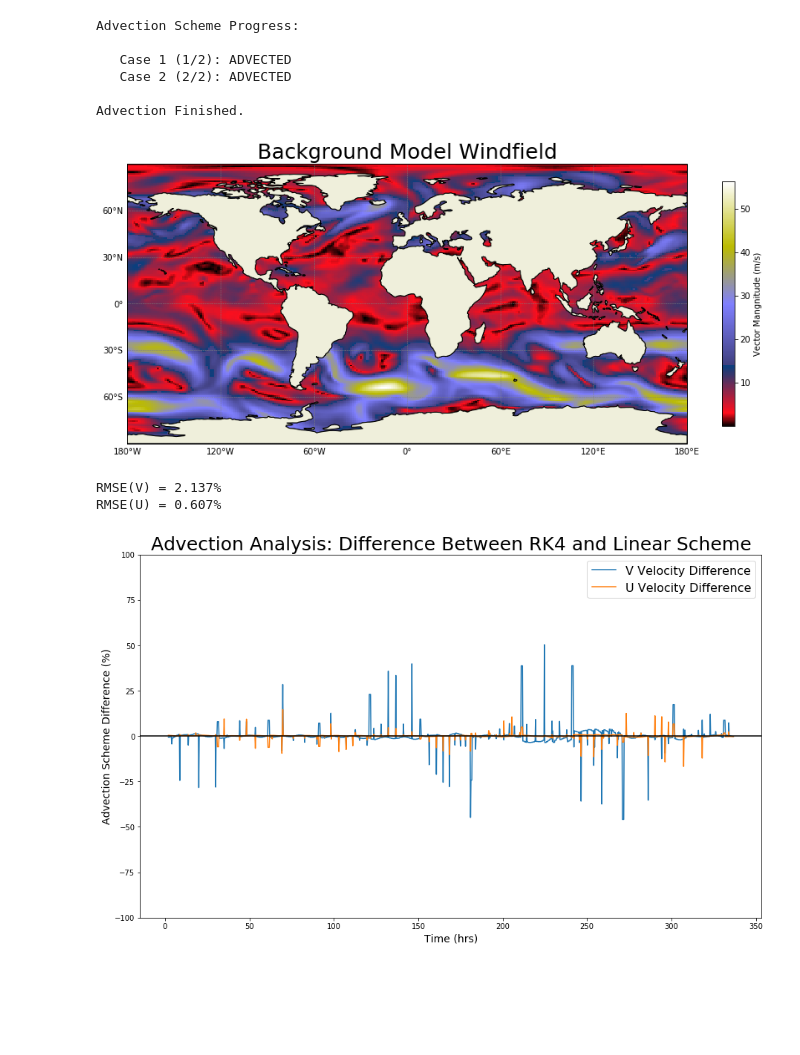
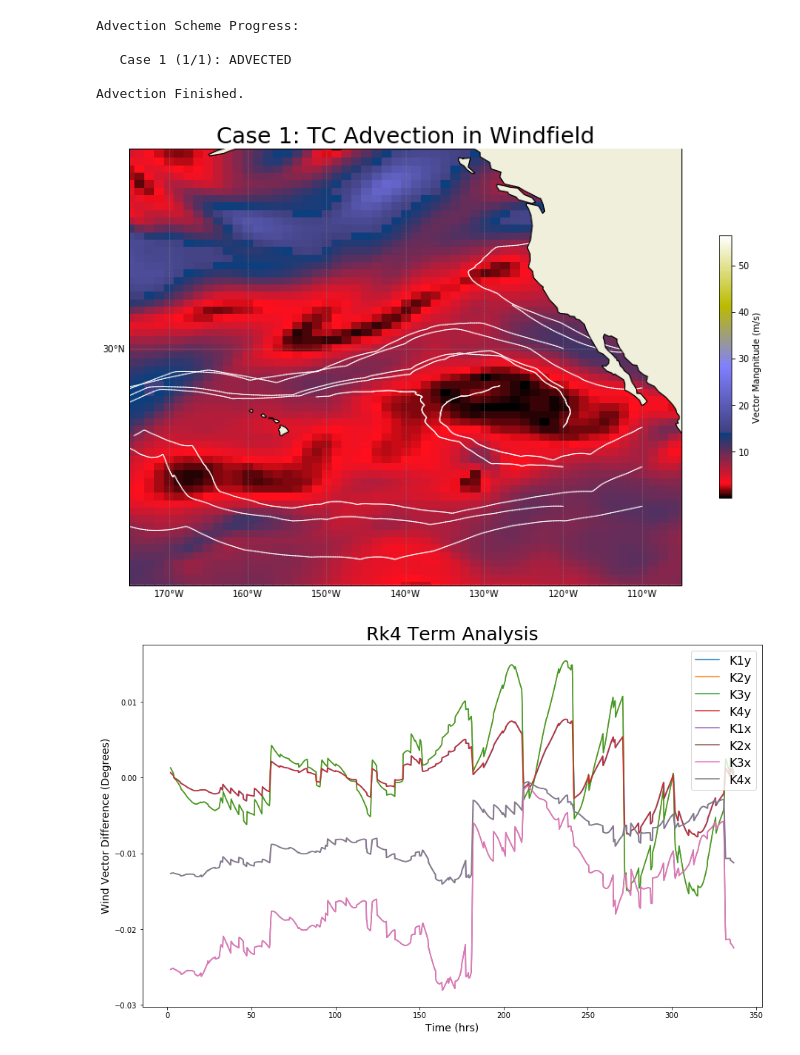
Before and after one commit to AidanCraw/mcb-tc-model, a Jupyter notebook: model_2/Model_2.ipynb, the cells around one changed output. Cells and saved outputs as stored; diff of their text form; code cells hidden in the pictures; blank space fills up the shorter version.

Commit message:
Model 2 Patch-minor

```diff
--- a/model_2/Model_2.ipynb
+++ b/model_2/Model_2.ipynb
@@ -44,12 +44,12 @@ def temp_interpolate(currentv,nextv,step,numsteps):
 #----------------------------User Inputs------------------------------------#
 
 method = 'Rk4' # Rk4 Linear
-start_lat = [5,10,15,20,25,30]  #for Passivley Affected Point TC-Proxies
-start_lon = [220,230,240,250]
+start_lat = [10]  #for Passivley Affected Point TC-Proxies
+start_lon = [240]
 trial_start = 1
-trial_stop = 512
+trial_stop = 1
 Print_Output = False
-Diagnostic_Output = False
+Diagnostic_Output = True
 temp_resolution = 1
 #enter 1 for 1hr, 60 for 1min, 3600 for 1s, etc --computational expense scales linearly
 
@@ -135,8 +135,8 @@ for case in range(trial_start,trial_stop+1):
                     temp_data = XOD(midfile+run_id+'{0:03d}.cam.h0.{1}-{2:02d}-{3:05d}.nc'\
                                     .format(trial_step,mod_yr_month,time_checkers[2],time_checkers[0]))
                 finally:
-                    u_vals = XDA.sum((xrdata['U'].isel(lev=np.arange(lev_s,lev_f+1,1))*mass_file),dim='lev')/mass_sum
-                    v_vals = XDA.sum((xrdata['V'].isel(lev=np.arange(lev_s,lev_f+1,1))*mass_file),dim='lev')/mass_sum
+                    u_vals = XDA.sum((temp_data['U'].isel(lev=np.arange(lev_s,lev_f+1,1))*mass_file),dim='lev')/mass_sum
+                    v_vals = XDA.sum((temp_data['V'].isel(lev=np.arange(lev_s,lev_f+1,1))*mass_file),dim='lev')/mass_sum
 
             #Load U, V Vectors for Given Timestep
             ucurrent = u_vals.isel(time=time_checkers[1]).values
@@ -227,63 +227,62 @@ for case in range(trial_start,trial_stop+1):
     print('   Case {0} ({1}/{2}): ADVECTED'.format(case,case-trial_start+1,trial_stop-trial_start+1))
 
 #Write Data for ATSA Routine
-with open(data_out_file+'model_2b_advection_data.txt','wb') as file:
+with open(data_out_file+'model_2c_advection_data.txt','wb') as file:
     pickle.dump(all_tracks,file)
-with open(data_out_file+'model_2b_advection_start.txt','wb') as file:
+with open(data_out_file+'model_2c_advection_start.txt','wb') as file:
     pickle.dump(trial_start,file)
 
 print('\nAdvection Finished.')
 # %% [output]
 Advection Scheme Progress:
 
-   Case 1 (1/2): ADVECTED
-   Case 2 (2/2): ADVECTED
+   Case 1 (1/1): ADVECTED
 
 Advection Finished.
 # %%
 ## Visualization Routine ##
 
 #Calculate Wind Magnitude Grid
 w_mag = (ucurrent**2+vcurrent**2)**0.5
 
 #Build Figure and Background Grids for Mapping
 lon_b = np.linspace(0, 360, 288)
 lat_b = np.linspace(-90, 90,192)
 fig = plt.figure(figsize=[15,9])
 ax = plt.axes(projection=ccrs.PlateCarree())
 ax.add_feature(cft.LAND, zorder=100, edgecolor='k')
 ax.coastlines()
 add_latlon_ticks(ax)
 
 #Add TC Adevection Tracks
 for track in range(len(tc_master)):
     tc_hist = tc_master[track][:]
     if track%2==0: c='white'
     else: c='white'
     for step in range(len(tc_hist)-1):
         plt.plot([tc_hist[step][2],tc_hist[step+1][2]],[tc_hist[step][1],tc_hist[step+1][1]],
                  color = c, linewidth=1, transform=ccrs.PlateCarree())
 
 #Add Color and Title
 plt.pcolormesh(lon_b, lat_b, w_mag, cmap='gist_stern')
-#plt.title('Case {0}: TC Advection in Windfield'.format(trial_stop), fontsize=25)
-plt.title('Background Model Windfield'.format(trial_stop), fontsize=25)
+plt.title('Case {0}: TC Advection in Windfield'.format(trial_stop), fontsize=25)
 cb = plt.colorbar(shrink=0.6)
 cb.set_label("Vector Mangnitude (m/s)")
+ax.set_extent([185, 255, 0,50])
 
 plt.show()
 # %% [output]
-[figure, old version]
+[figure, new version]
 # %%
 ## Diagnositics Routine --- For Error Checking ##
 
 #-----------------------------User Input----------------------------------#
 
 Analyze_Interpolation = False
-Analyze_Advection = True
-RK4_Term_Analysis = False
+Analyze_Advection = False
+RK4_Term_Analysis = True
 ky_on = True
-kx_on = False
+kx_on = True
 chord_map = False
 restrict_time_region = False
 restriction_region = [205,215]
@@ -378,6 +377,4 @@ if Diagnostic_Output == True:
 else:
     print('Diagnostic Output Must be set to [True] in Advection Scheme')
 # %% [output]
-RMSE(V) = 2.137%
-RMSE(U) = 0.607%
-[figure, old version]
+[figure, new version]
```
Also changed, not shown: 1 other file.
